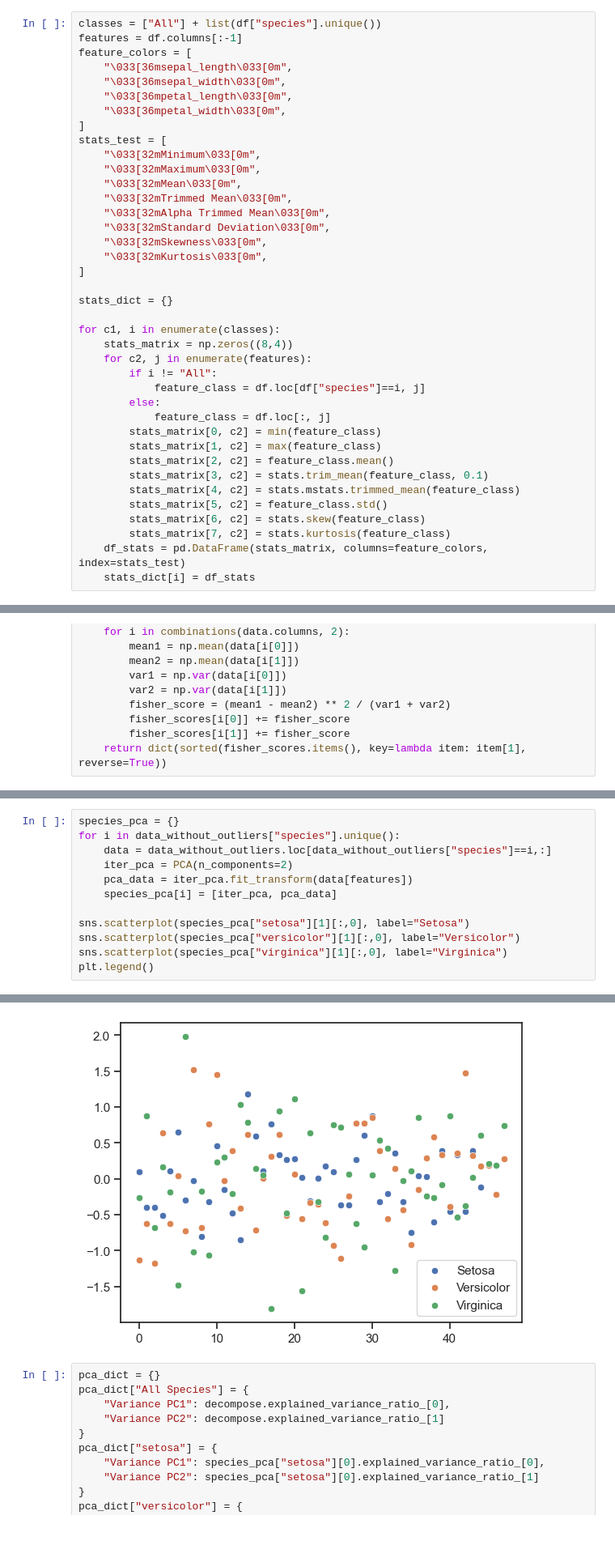
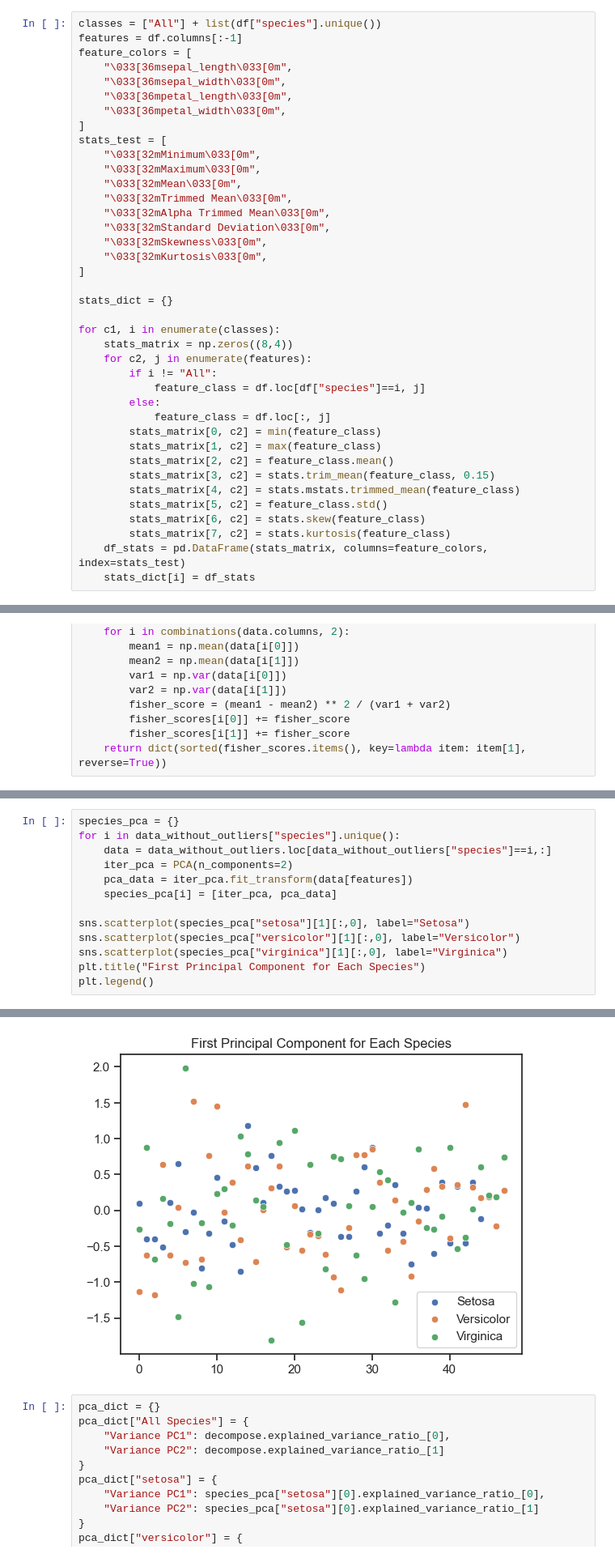
Before and after one commit to zhatz111/Data-Science-Masters, a Jupyter notebook: Algorithms for Data Science/Programming Assignment 1/PA1_Hatzenbeller_Zach.ipynb, the cells around one changed output, grey strips where cells are left out. Shown: that part at 81% size. Cells and saved outputs as stored; diff of their text form; blank space fills up the shorter version.

```diff
--- a/Algorithms for Data Science/Programming Assignment 1/PA1_Hatzenbeller_Zach.ipynb
+++ b/Algorithms for Data Science/Programming Assignment 1/PA1_Hatzenbeller_Zach.ipynb
@@ -53,7 +53,7 @@ for c1, i in enumerate(classes):
         stats_matrix[0, c2] = min(feature_class)
         stats_matrix[1, c2] = max(feature_class)
         stats_matrix[2, c2] = feature_class.mean()
-        stats_matrix[3, c2] = stats.trim_mean(feature_class, 0.1)
+        stats_matrix[3, c2] = stats.trim_mean(feature_class, 0.15)
         stats_matrix[4, c2] = stats.mstats.trimmed_mean(feature_class)
         stats_matrix[5, c2] = feature_class.std()
         stats_matrix[6, c2] = stats.skew(feature_class)
@@ -552,18 +552,19 @@ sns.scatterplot(pca_data[:,0])
 # %%
 species_pca = {}
 for i in data_without_outliers["species"].unique():
     data = data_without_outliers.loc[data_without_outliers["species"]==i,:]
     iter_pca = PCA(n_components=2)
     pca_data = iter_pca.fit_transform(data[features])
     species_pca[i] = [iter_pca, pca_data]
 
 sns.scatterplot(species_pca["setosa"][1][:,0], label="Setosa")
 sns.scatterplot(species_pca["versicolor"][1][:,0], label="Versicolor")
 sns.scatterplot(species_pca["virginica"][1][:,0], label="Virginica")
+plt.title("First Principal Component for Each Species")
 plt.legend()
 # %% [output]
 <matplotlib.legend.Legend at 0x...>
-[figure, old version]
+[figure, new version]
 # %%
 pca_dict = {}
 pca_dict["All Species"] = {
```
Also changed, not shown: parts of 51 cells of this notebook, 8 other files.
